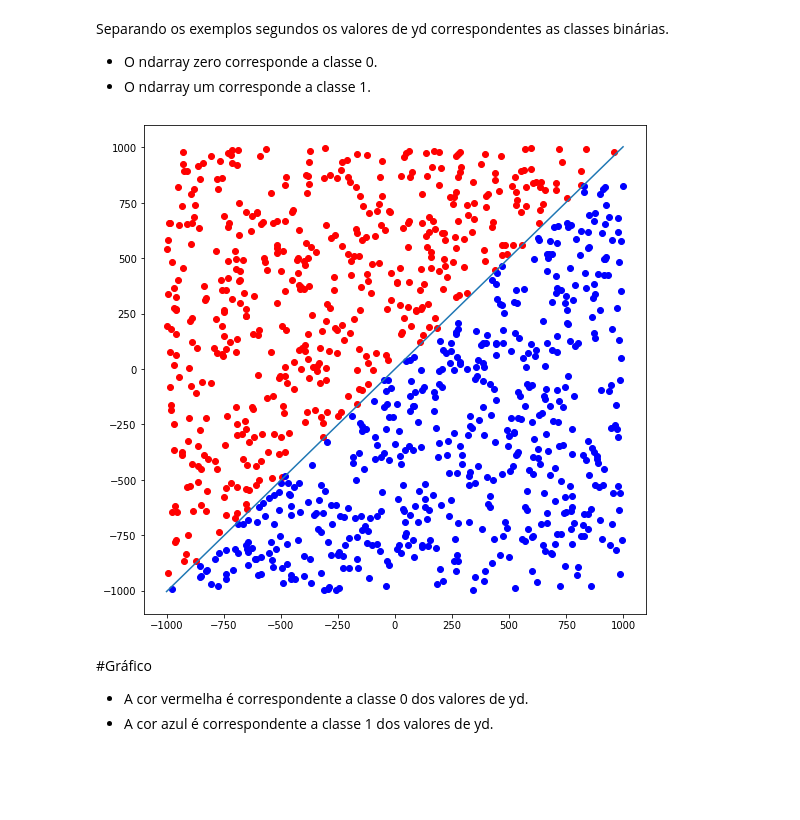
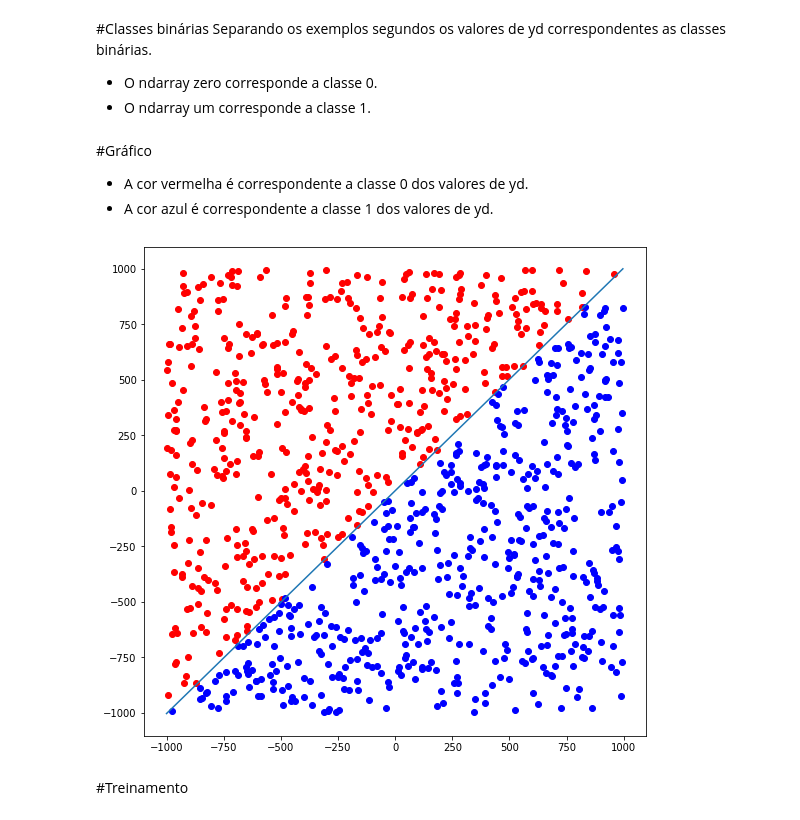
Before and after one commit to danilo-uea/PP2-2020-1, a Jupyter notebook: Projeto_prático_2.ipynb, the cells around one changed output. Drawn from its saved outputs; the diff is of its cells as text; code cells hidden in the pictures; blank space fills up the shorter version.

Commit message:
Ajuste
Ajustes na importação de dados e no gráfico

```diff
--- a/Projeto_prático_2.ipynb
+++ b/Projeto_prático_2.ipynb
@@ -46,32 +55,45 @@ Algoritmo de treinamento do perceptron
+# %% [markdown]
+#Classes binárias
+Separando os exemplos segundos os valores de yd correspondentes as classes binárias.
+* O ndarray zero corresponde a classe 0.
+* O ndarray um corresponde a classe 1.
 # %%
 zero = np.empty((0,3), float)
-for x in range(len(data)):
-  if (data[x][2] == 0):
-    temp = np.array([[data[x][0],data[x][1],data[x][2]]])
+
+for x in range(len(dados)):
+  if (dados[x][2] == 0):
+    temp = np.array([dados[x]])
     zero = np.append(zero, temp, axis=0)
 
 um = np.empty((0,3), float)
-for x in range(len(data)):
-  if (data[x][2] == 1):
-    temp = np.array([[data[x][0],data[x][1],data[x][2]]])
+
+for x in range(len(dados)):
+  if (dados[x][2] == 1):
+    temp = np.array([dados[x]])
     um = np.append(um, temp, axis=0)
-# %% [markdown]
-Separando os exemplos segundos os valores de yd correspondentes as classes binárias.
-* O ndarray zero corresponde a classe 0.
-* O ndarray um corresponde a classe 1.
-# %%
-peso = w[-1]
-x = np.arange(-1000, 1000, 1)
-
-plt.figure(figsize=(9, 9))
-plt.scatter(zero[0:,0],zero[0:,1], color='red')  #vermelho
-plt.scatter(um[0:,0],um[0:,1], color='blue')     #Azul
-plt.plot(x, (peso[0]/peso[2]) - ((peso[1]/peso[2]) * x))
-
-plt.show()
-# %% [output]
-[figure, removed]
 # %% [markdown]
 #Gráfico
 * A cor vermelha é correspondente a classe 0 dos valores de yd.
 * A cor azul é correspondente a classe 1 dos valores de yd.
+# %%
+maximo = np.max(dados)
+minimo = np.min(dados)
+intervalo = maximo - minimo
+peso = w[-1]
+
+if (intervalo > 50):
+  x = np.arange(minimo, maximo, 1)
+elif (intervalo > 5):
+  x = np.arange(minimo, maximo, 0.1)
+else:
+  x = np.arange(minimo, maximo, 0.01)
+
+plt.figure(figsize=(9, 9))
+plt.scatter(zero[0:,0],zero[0:,1], color='red')  #vermelho
+plt.scatter(um[0:,0],um[0:,1], color='blue')     #Azul
+plt.plot(x, (peso[0]/peso[2]) - ((peso[1]/peso[2]) * x))
+plt.show()
+# %% [output]
+[figure, added]
+# %% [markdown]
+#Treinamento
```
Also changed, not shown: parts of 5 cells of this notebook.
